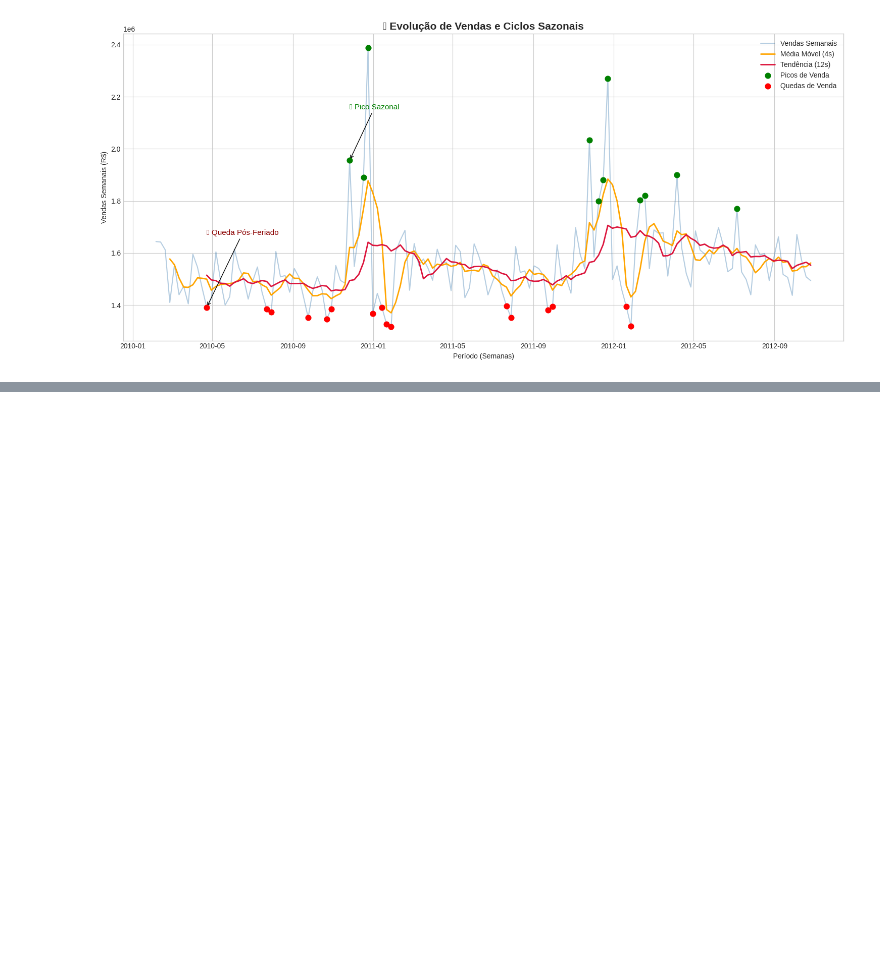
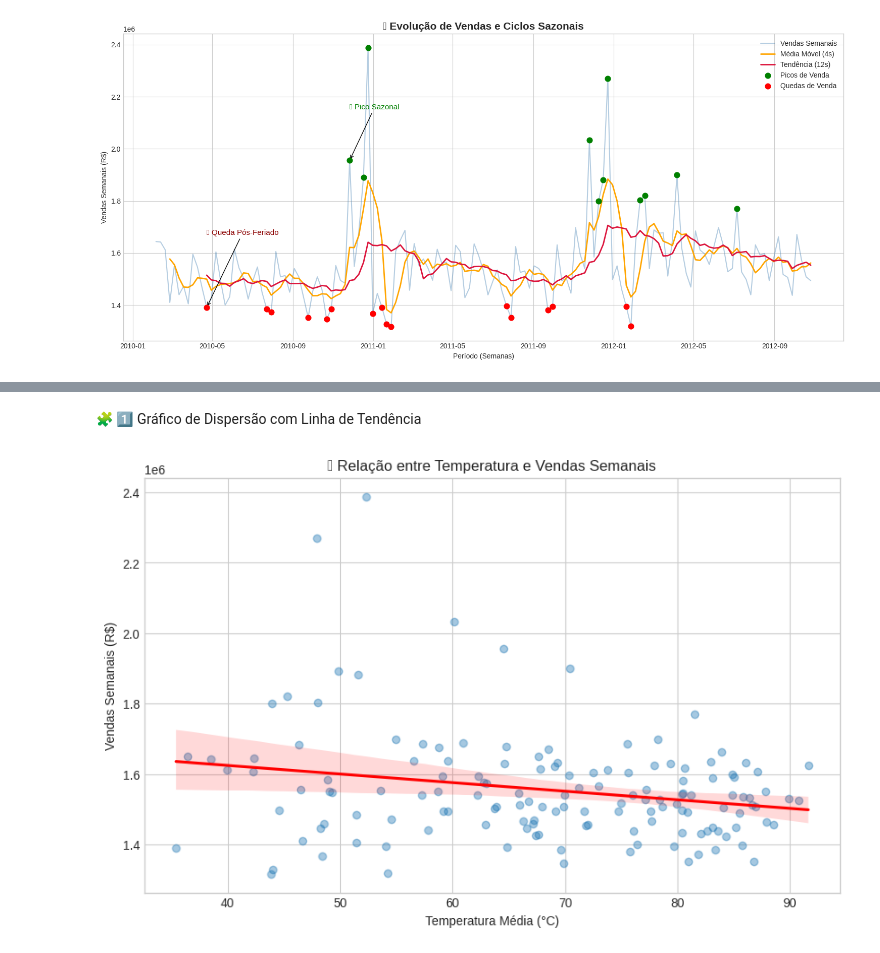
Before and after one commit to regis-zang/melhores_insights_ml, a Jupyter notebook: notebooks/eda_diagnostica.ipynb, the cells around one changed output, grey strips where cells are left out. Saved outputs shown, nothing was run; the diff lists cells and outputs as text; code cells hidden in the pictures; blank space fills up the shorter version.

```diff
--- a/notebooks/eda_diagnostica.ipynb
+++ b/notebooks/eda_diagnostica.ipynb
@@ -143,0 +168,14 @@ plt.show()
+# %% [markdown]
+🧩 1️⃣ Gráfico de Dispersão com Linha de Tendência
+# %%
+import seaborn as sns
+import matplotlib.pyplot as plt
+
+plt.figure(figsize=(10,6))
+sns.regplot(x="Temperature", y="Weekly_Sales", data=df, scatter_kws={"alpha":0.4}, line_kws={"color":"red"})
+plt.title("📉 Relação entre Temperatura e Vendas Semanais")
+plt.xlabel("Temperatura Média (°C)")
+plt.ylabel("Vendas Semanais (R$)")
+plt.show()
+# %% [output]
+[figure, added]
```
Also changed, not shown: parts of 4 cells of this notebook.
